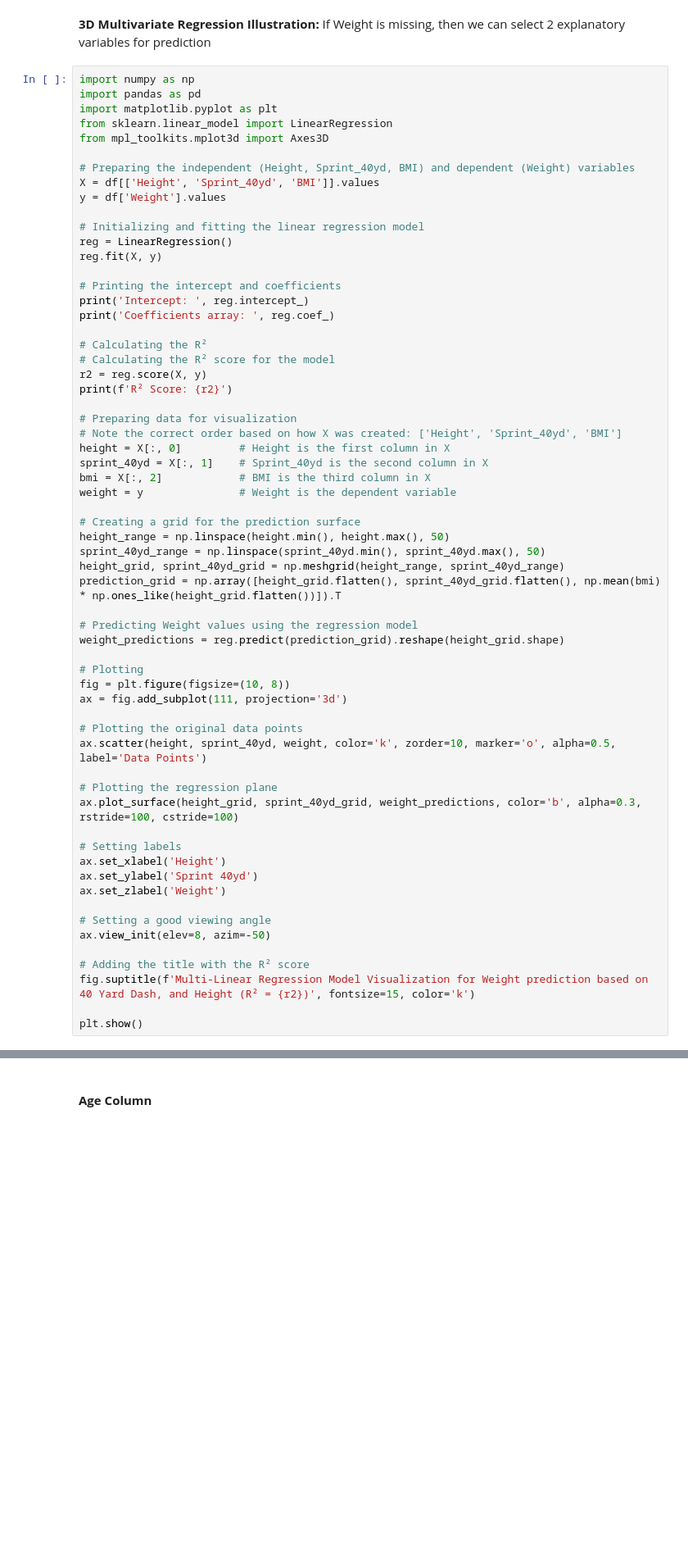
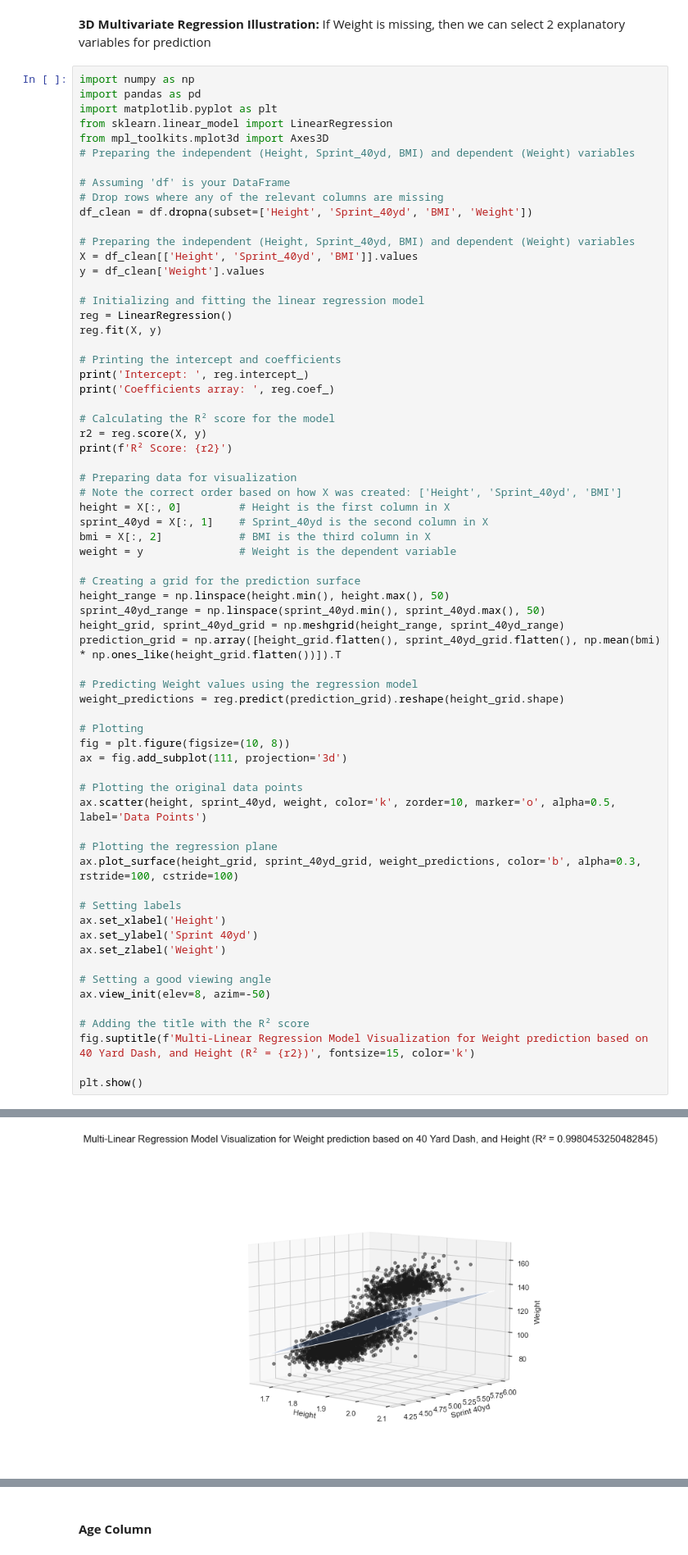
Before and after one commit to Gregcrooks75/NFL_analysis, a Jupyter notebook: NFL Project.ipynb, the cells around one changed output, grey strips where cells are left out. Shown at 82% size. Cells and saved outputs as stored; diff of their text form; blank space fills up the shorter version.

```diff
--- a/NFL Project.ipynb
+++ b/NFL Project.ipynb
@@ -450,10 +476,15 @@ import pandas as pd
 import matplotlib.pyplot as plt
 from sklearn.linear_model import LinearRegression
 from mpl_toolkits.mplot3d import Axes3D
+# Preparing the independent (Height, Sprint_40yd, BMI) and dependent (Weight) variables
+
+# Assuming 'df' is your DataFrame
+# Drop rows where any of the relevant columns are missing
+df_clean = df.dropna(subset=['Height', 'Sprint_40yd', 'BMI', 'Weight'])
 
 # Preparing the independent (Height, Sprint_40yd, BMI) and dependent (Weight) variables
-X = df[['Height', 'Sprint_40yd', 'BMI']].values
-y = df['Weight'].values
+X = df_clean[['Height', 'Sprint_40yd', 'BMI']].values
+y = df_clean['Weight'].values
 
 # Initializing and fitting the linear regression model
 reg = LinearRegression()
@@ -463,7 +494,6 @@ reg.fit(X, y)
 print('Intercept: ', reg.intercept_)
 print('Coefficients array: ', reg.coef_)
 
-# Calculating the R²
 # Calculating the R² score for the model
 r2 = reg.score(X, y)
 print(f'R² Score: {r2}')
@@ -511,3 +543,4 @@ ValueError: Input contains NaN, infinity or a value too large for dtype('float64
+[figure, added]
 # %% [markdown]
 <b> Multivariate linear Regression</b>: <br><br> We use multivariate <b> Linear Regression model</b> to replace null values. For each missing value within q numerical variable column, we find all the numerical variables which:
 1. Are non-null
```
Also changed, not shown: parts of 65 cells of this notebook.
